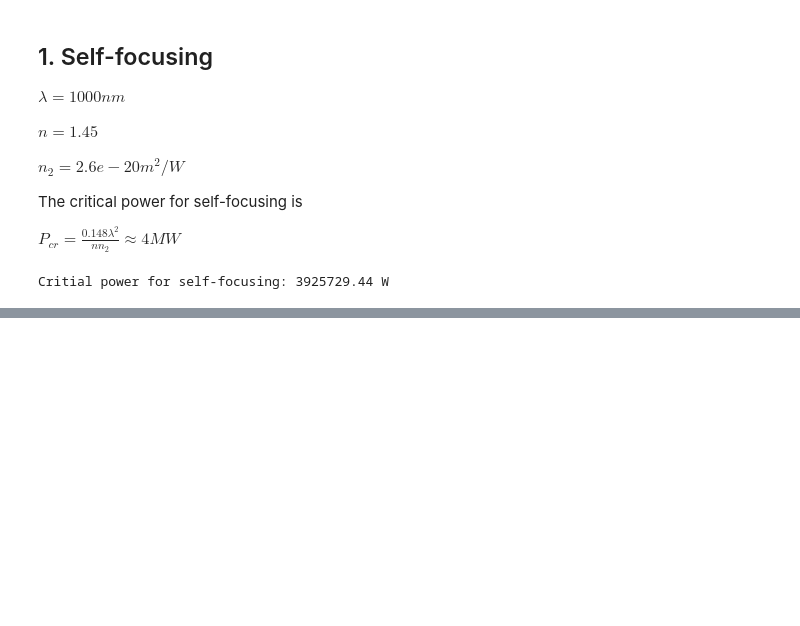
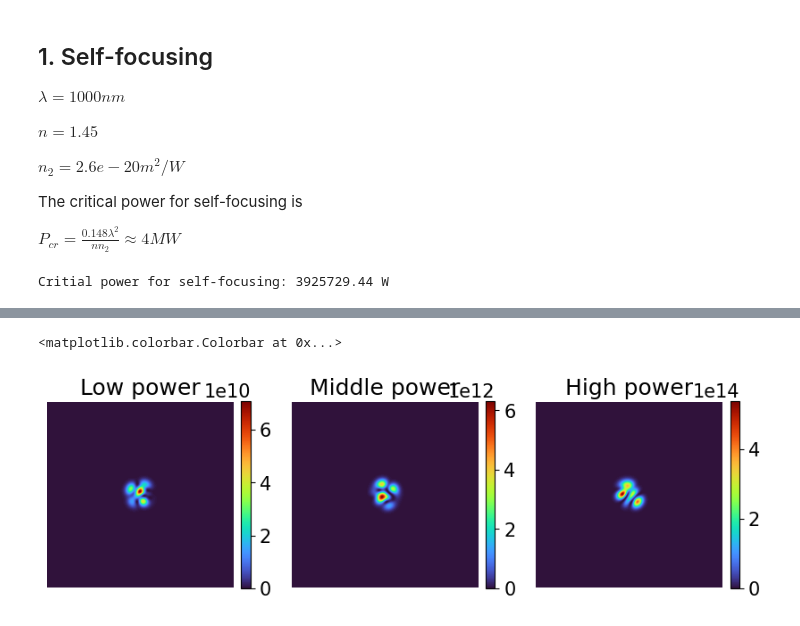
Before and after one commit to myungjoon/full-field, a Jupyter notebook: test.ipynb, the cells around one changed output, grey strips where cells are left out. Drawn from its saved outputs; the diff is of its cells as text; code cells hidden in the pictures; blank space fills up the shorter version.

```diff
--- a/test.ipynb
+++ b/test.ipynb
@@ -57,0 +159,42 @@ TypeError: KerrMedium.__init__() got an unexpected keyword argument 'n'
+# %%
+precision = 'double'
+domain = Domain(Lx, Ly, Nx, Ny, total_z, precision=precision, device=device)
+medium = Fiber(domain=domain, nc=nc, n0=n0, n2=n2, radius=fiber_radius, precision=precision, device=device)
+input_beam_low = Input(
+    domain, wvl0, nc, n0, input_type='mode', num_modes=10, fiber_radius=fiber_radius, power=P_low, precision=precision, device=device)
+input_beam_middle = Input(
+    domain, wvl0, nc, n0, input_type='mode', num_modes=10, fiber_radius=fiber_radius, power=P_middle, precision=precision, device=device)
+input_beam_high = Input(
+    domain, wvl0, nc, n0, input_type='mode', num_modes=10, fiber_radius=fiber_radius, power=P_high, precision=precision, device=device)
+# %%
+input_field_low = input_beam_low.field.cpu().numpy()
+intensity_low = np.abs(input_field_low)**2
+
+input_field_middle = input_beam_middle.field.cpu().numpy()
+intensity_middle = np.abs(input_field_middle)**2
+
+input_field_high = input_beam_high.field.cpu().numpy()
+intensity_high = np.abs(input_field_high)**2
+
+fig, axes = plt.subplots(1, 3, figsize=(10, 5))
+
+axes[0].imshow(intensity_low, cmap='turbo')
+axes[0].set_title('Low power')
+axes[0].axis('off')
+# show colorbar
+plt.colorbar(axes[0].images[0], ax=axes[0], fraction=0.046, pad=0.04)
+
+axes[1].imshow(intensity_middle, cmap='turbo')
+axes[1].set_title('Middle power')
+axes[1].axis('off')
+plt.colorbar(axes[1].images[0], ax=axes[1], fraction=0.046, pad=0.04)
+
+axes[2].imshow(intensity_high, cmap='turbo')
+axes[2].set_title('High power')
+axes[2].axis('off')
+plt.colorbar(axes[2].images[0], ax=axes[2], fraction=0.046, pad=0.04)
+
+# plot_beam_intensity(intensity_low,)
+# %% [output]
+<matplotlib.colorbar.Colorbar at 0x...>
+[figure, added]
```
Also changed, not shown: parts of 47 cells of this notebook, 16 other files.
